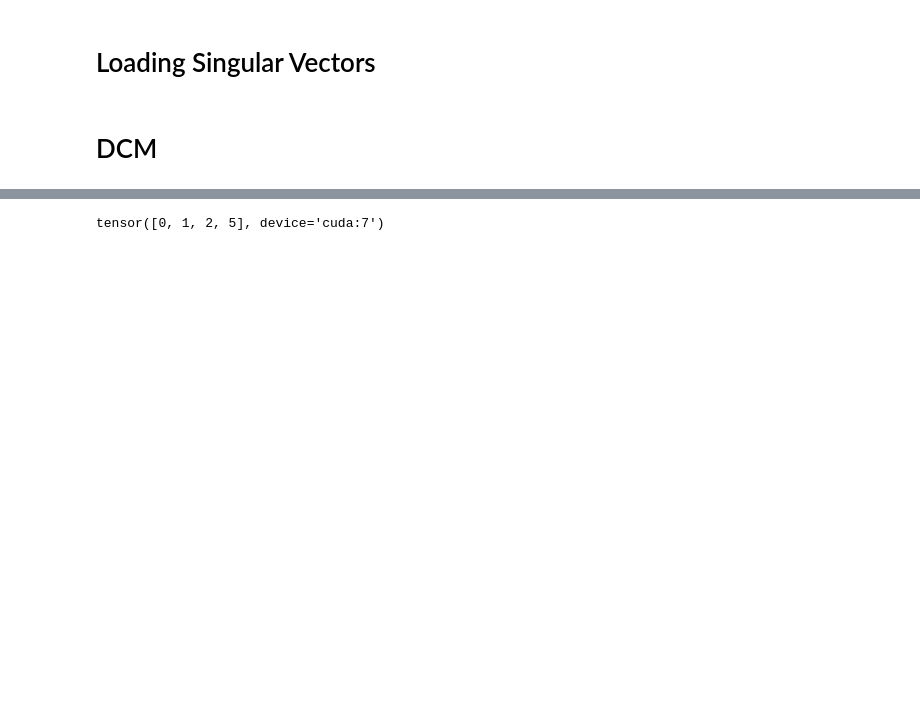
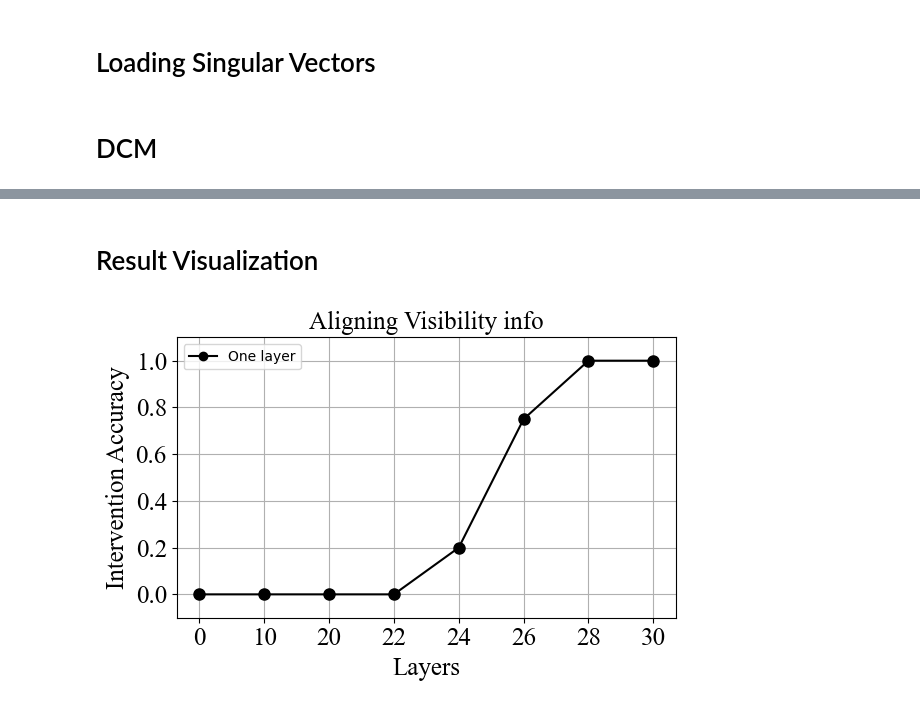
Before and after one commit to umango101/belief_tracking, a Jupyter notebook: notebooks/dcm.ipynb, the cells around one changed output, grey strips where cells are left out. Drawn from its saved outputs; the diff is of its cells as text; code cells hidden in the pictures; blank space fills up the shorter version.

```diff
--- a/notebooks/dcm.ipynb
+++ b/notebooks/dcm.ipynb
@@ -203,10 +203,10 @@ Answer: unknown
 sing_vecs = defaultdict(dict)
 for l in range(41):
     # sing_vecs[l] = torch.load(f"/media/sda/bigtom/singular_vecs/{l}.pt").cpu()
-    sing_vecs[l] = torch.load(f"/disk/u/nikhil/mind/selected_tokens_diff/singular_vecs/{l}.pt").cpu()
+    sing_vecs[l] = torch.load(f"../svd_results/toy/singular_vecs/{l}.pt").cpu()
 # %% [markdown]
 # DCM
 # %%
-patch_layers = [i for i in range(0, 40, 10)] + [i for i in range(22, 30, 2)]
+patch_layers = [i for i in range(0, 30, 10)] + [i for i in range(22, 30, 2)]
 # %%
 # valid_accs, rank = {}, {}
@@ -384,6 +390,34 @@ valid_accs, rank
-# %%
-# Find the indices in rounded which are 1
-idx = rounded.nonzero().squeeze()
-idx
-# %% [output]
-tensor([0, 1, 2, 5], device='cuda:7')
+# %% [markdown]
+# Result Visualization
+# %%
+true_stories = [
+    {
+        "story": train_dataset[0]["clean_story"],
+        "question": train_dataset[0]["clean_question"],
+        "answer": train_dataset[0]["clean_ans"],
+    },
+    {
+        "story": train_dataset[0]["corrupt_story"],
+        "question": train_dataset[0]["corrupt_question"],
+        "answer": train_dataset[0]["corrupt_ans"],
+    }
+]
+
+arrows = [{'start': token_pos_coords['e1_query_charac'], 'end': token_pos_coords['e2_query_charac'], 'color': 'red'}]
+
+plot_data = {
+    "labels": valid_accs.keys(),
+    "acc_one_layer": valid_accs.values(),
+    "title": "Aligning Visibility info",
+    "x_label": "Layers",
+    "y_label": "Intervention Accuracy",
+}
+
+characters = list(set(train_dataset[0]['clean_characters'] + train_dataset[0]['corrupt_characters']))
+objects = list(set(train_dataset[0]['clean_objects'] + train_dataset[0]['corrupt_objects']))
+states = list(set(train_dataset[0]['clean_states'] + train_dataset[0]['corrupt_states']))
+
+generator = StoryGenerator(characters=characters, objects=objects, states=states, stories=true_stories, target=train_dataset[0]['target'], arrows=[], plot_data=plot_data)
+generator.save_html(filename="../plots/visibility_exps/first_obj/invisible_to_visible_dcm.html")
+# %% [output]
+[figure, added]
```
Also changed, not shown: parts of 8 cells of this notebook, 8 other files.
